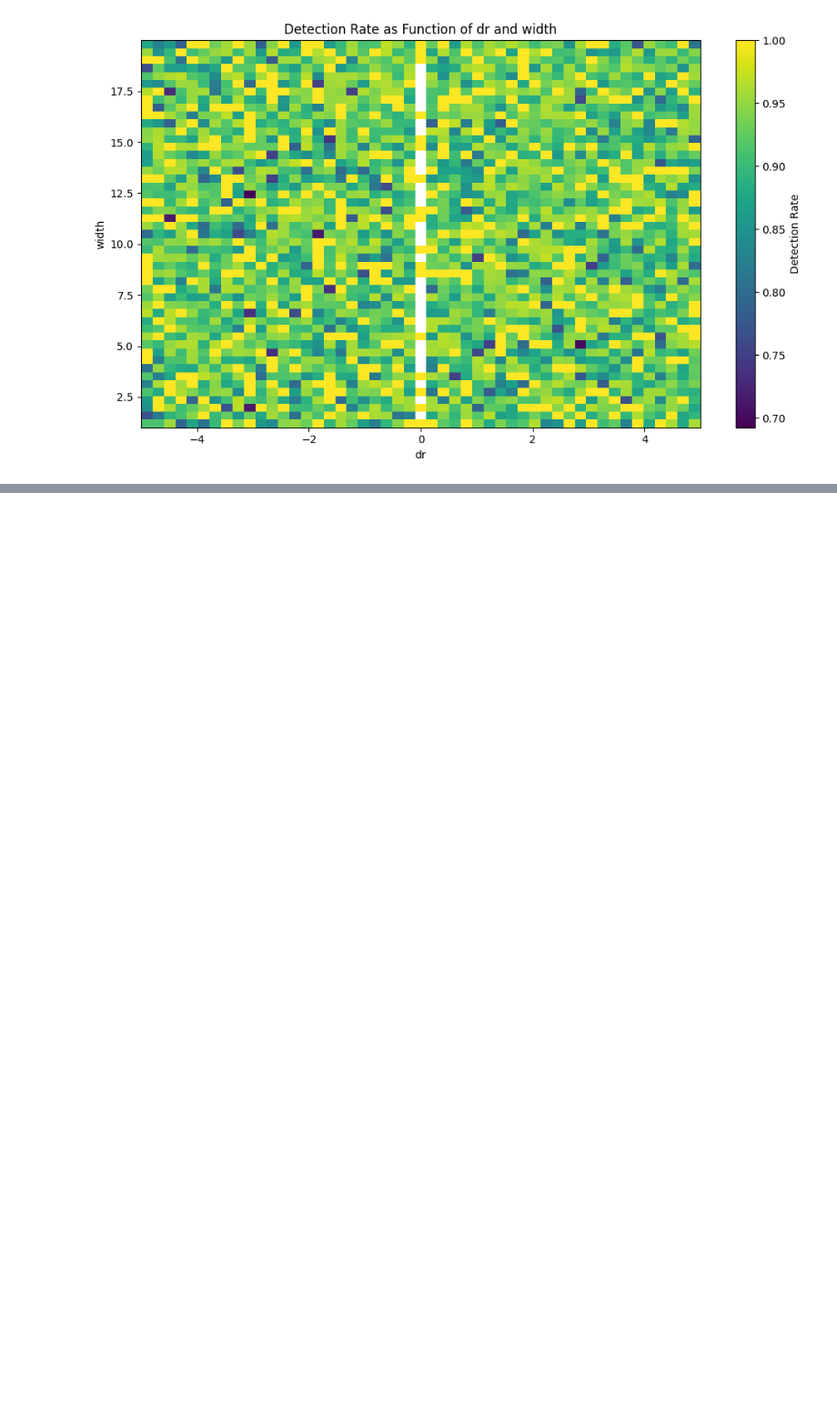
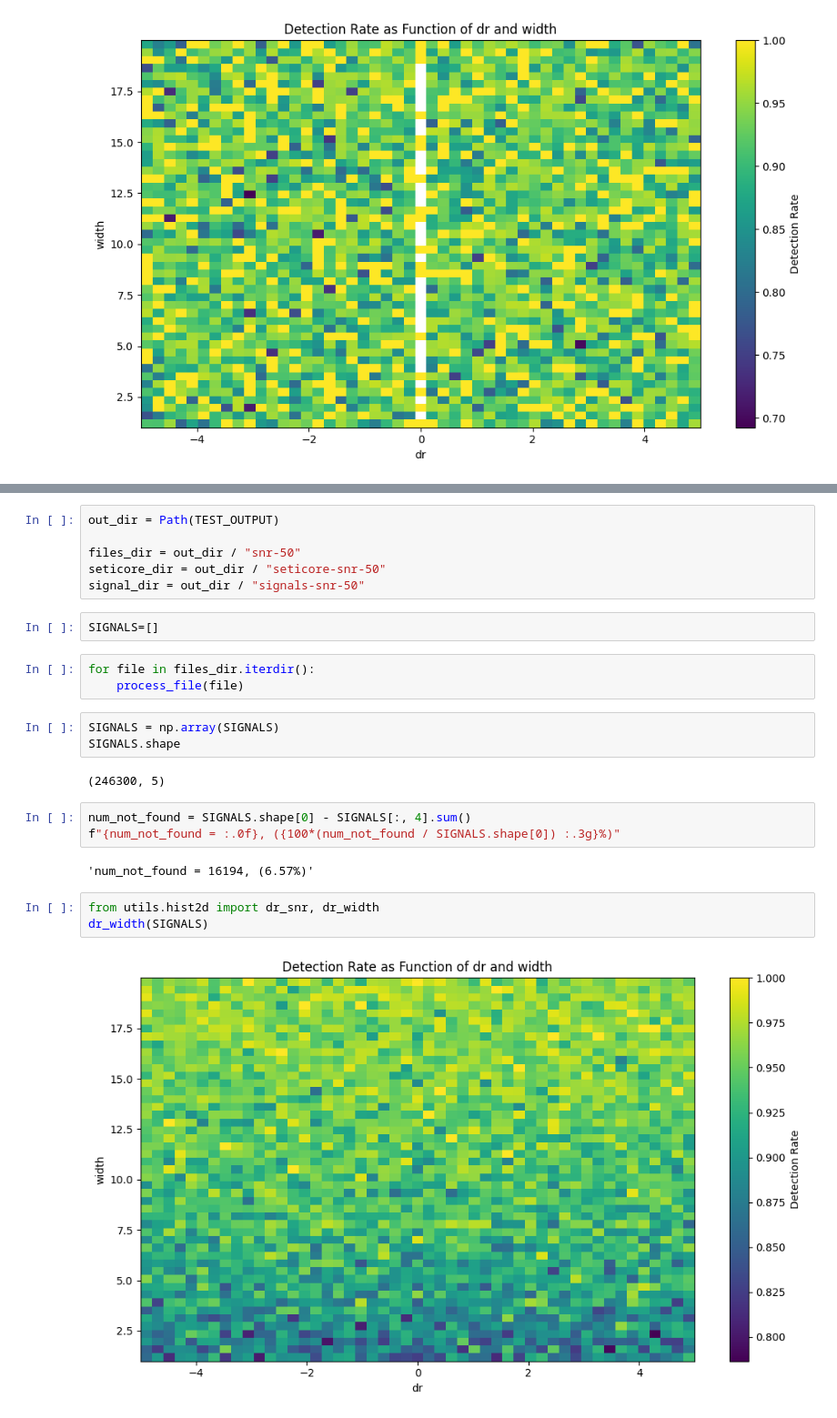
Before and after one commit to Oxke/seti-deliverables, a Jupyter notebook: noise_only_MeerKAT_5b.ipynb, the cells around one changed output, grey strips where cells are left out. Shown at 91% size. Saved outputs shown, nothing was run; the diff lists cells and outputs as text; blank space fills up the shorter version.

```diff
--- a/noise_only_MeerKAT_5b.ipynb
+++ b/noise_only_MeerKAT_5b.ipynb
@@ -438,0 +479,26 @@ dr_width(SIGNALS)
+# %%
+out_dir = Path(TEST_OUTPUT)
+
+files_dir = out_dir / "snr-50"
+seticore_dir = out_dir / "seticore-snr-50"
+signal_dir = out_dir / "signals-snr-50"
+# %%
+SIGNALS=[]
+# %%
+for file in files_dir.iterdir():
+    process_file(file)
+# %%
+SIGNALS = np.array(SIGNALS)
+SIGNALS.shape
+# %% [output]
+(246300, 5)
+# %%
+num_not_found = SIGNALS.shape[0] - SIGNALS[:, 4].sum()
+f"{num_not_found = :.0f}, ({100*(num_not_found / SIGNALS.shape[0]) :.3g}%)"
+# %% [output]
+'num_not_found = 16194, (6.57%)'
+# %%
+from utils.hist2d import dr_snr, dr_width
+dr_width(SIGNALS)
+# %% [output]
+[figure, added]
```
Also changed, not shown: parts of 20 cells of this notebook, 6 other files.
